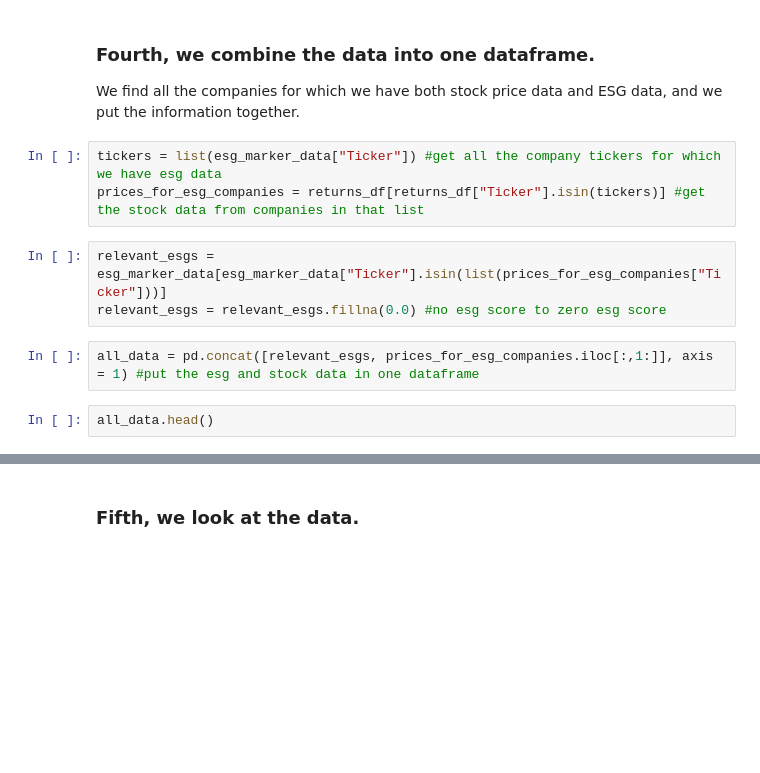
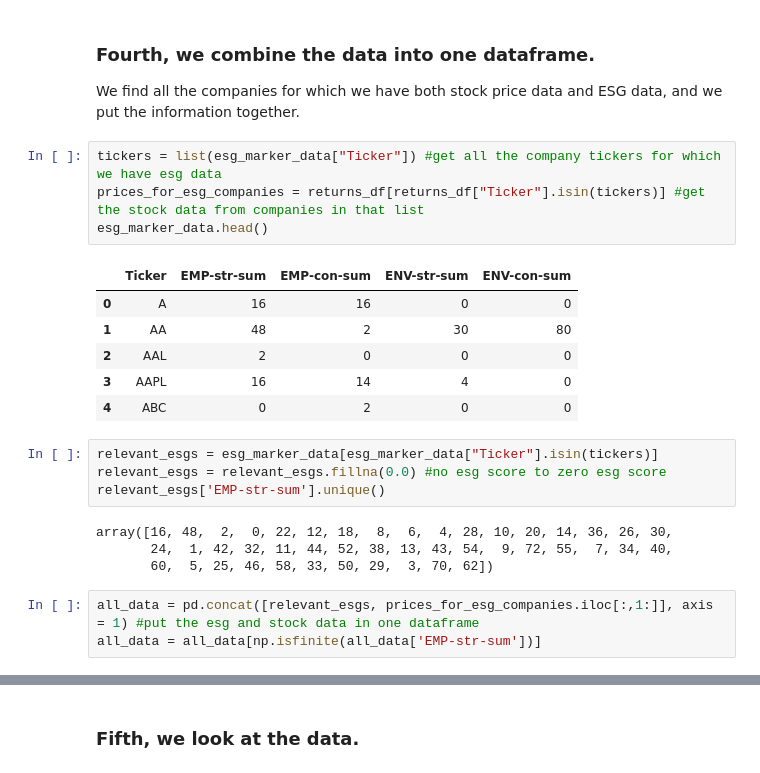
Before and after one commit to chelseatroy/fund_scale, a Jupyter notebook: data_explo/Exploring S&P Ethical Index Data.ipynb, the cells around one changed output, grey strips where cells are left out. Drawn from its saved outputs; the diff is of its cells as text; blank space fills up the shorter version.

```diff
--- a/data_explo/Exploring S&P Ethical Index Data.ipynb
+++ b/data_explo/Exploring S&P Ethical Index Data.ipynb
@@ -183,10 +208,22 @@ We find all the companies for which we have both stock price data and ESG data,
 # %%
 tickers = list(esg_marker_data["Ticker"]) #get all the company tickers for which we have esg data
 prices_for_esg_companies = returns_df[returns_df["Ticker"].isin(tickers)] #get the stock data from companies in that list
+esg_marker_data.head()
+# %% [output]
+|  | Ticker | EMP-str-sum | EMP-con-sum | ENV-str-sum | ENV-con-sum |
+| 0 | A | 16 | 16 | 0 | 0 |
+| 1 | AA | 48 | 2 | 30 | 80 |
+| 2 | AAL | 2 | 0 | 0 | 0 |
+| 3 | AAPL | 16 | 14 | 4 | 0 |
+| 4 | ABC | 0 | 2 | 0 | 0 |
 # %%
-relevant_esgs = esg_marker_data[esg_marker_data["Ticker"].isin(list(prices_for_esg_companies["Ticker"]))]
+relevant_esgs = esg_marker_data[esg_marker_data["Ticker"].isin(tickers)]
 relevant_esgs = relevant_esgs.fillna(0.0) #no esg score to zero esg score
+relevant_esgs['EMP-str-sum'].unique()
+# %% [output]
+array([16, 48,  2,  0, 22, 12, 18,  8,  6,  4, 28, 10, 20, 14, 36, 26, 30,
+       24,  1, 42, 32, 11, 44, 52, 38, 13, 43, 54,  9, 72, 55,  7, 34, 40,
+       60,  5, 25, 46, 58, 33, 50, 29,  3, 70, 62])
 # %%
 all_data = pd.concat([relevant_esgs, prices_for_esg_companies.iloc[:,1:]], axis = 1) #put the esg and stock data in one dataframe
+all_data = all_data[np.isfinite(all_data['EMP-str-sum'])]
-# %%
-all_data.head()
```
Also changed, not shown: parts of 45 cells of this notebook.
